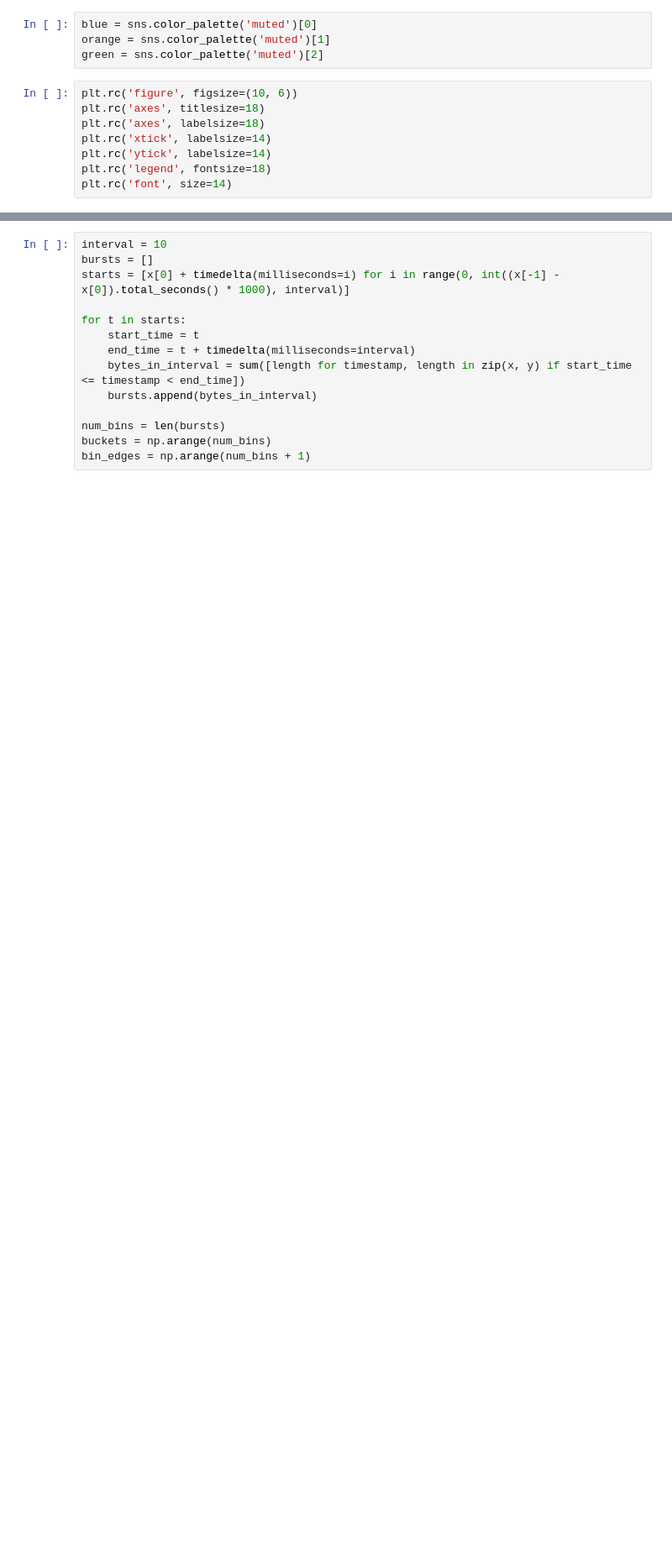
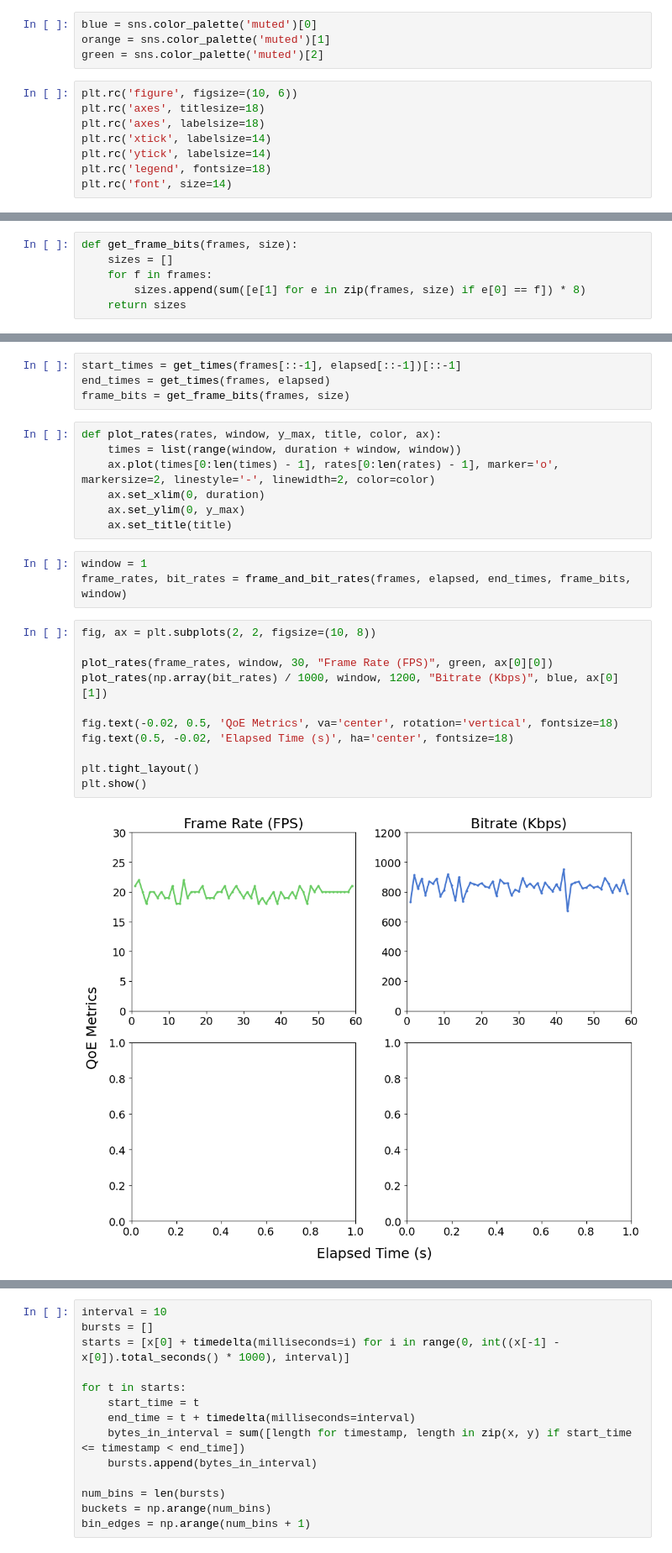
Before and after one commit to AlSchlo/webrtc-prud, a Jupyter notebook: googlemeets_analytics.ipynb, the cells around one changed output, grey strips where cells are left out. Shown at 84% size. Drawn from its saved outputs; the diff is of its cells as text; blank space fills up the shorter version.

Commit message:
Finish bitrate QoE

```diff
--- a/googlemeets_analytics.ipynb
+++ b/googlemeets_analytics.ipynb
@@ -88,0 +181,6 @@ plt.show()
+# %%
+def get_frame_bits(frames, size):
+    sizes = []
+    for f in frames:
+        sizes.append(sum([e[1] for e in zip(frames, size) if e[0] == f]) * 8)
+    return sizes
@@ -88,0 +215,27 @@ plt.show()
+# %%
+start_times = get_times(frames[::-1], elapsed[::-1])[::-1]
+end_times = get_times(frames, elapsed)
+frame_bits = get_frame_bits(frames, size)
+# %%
+def plot_rates(rates, window, y_max, title, color, ax):
+    times = list(range(window, duration + window, window))
+    ax.plot(times[0:len(times) - 1], rates[0:len(rates) - 1], marker='o', markersize=2, linestyle='-', linewidth=2, color=color)
+    ax.set_xlim(0, duration)
+    ax.set_ylim(0, y_max)
+    ax.set_title(title)
+# %%
+window = 1
+frame_rates, bit_rates = frame_and_bit_rates(frames, elapsed, end_times, frame_bits, window)
+# %%
+fig, ax = plt.subplots(2, 2, figsize=(10, 8))
+
+plot_rates(frame_rates, window, 30, "Frame Rate (FPS)", green, ax[0][0])
+plot_rates(np.array(bit_rates) / 1000, window, 1200, "Bitrate (Kbps)", blue, ax[0][1])
+
+fig.text(-0.02, 0.5, 'QoE Metrics', va='center', rotation='vertical', fontsize=18)
+fig.text(0.5, -0.02, 'Elapsed Time (s)', ha='center', fontsize=18)
+
+plt.tight_layout()
+plt.show()
+# %% [output]
+[figure, added]
```
Also changed, not shown: parts of 20 cells of this notebook.
